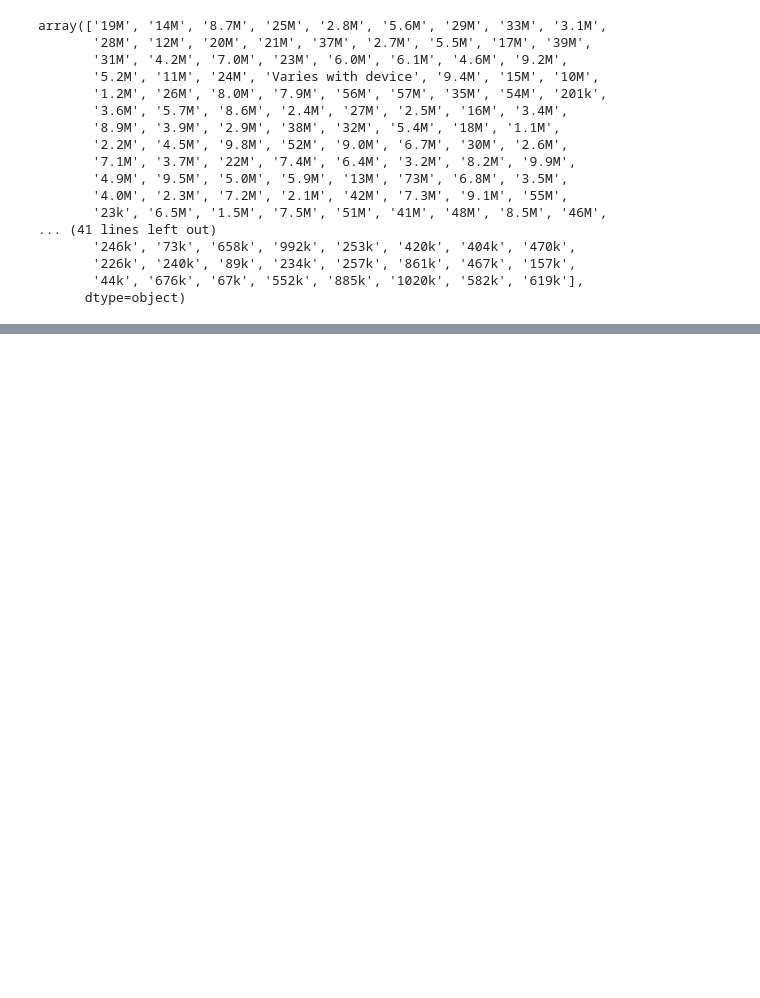
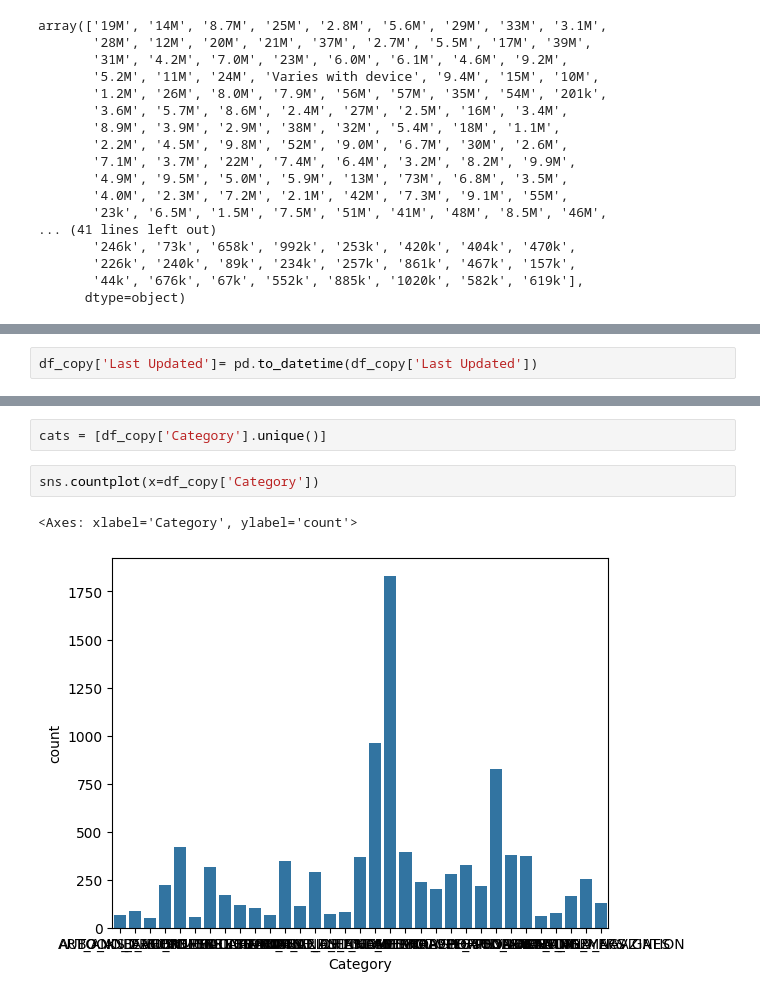
Before and after one commit to above-avg/MLOps, a Jupyter notebook: Google_Play_Store_Dataset.ipynb, the cells around one changed output, grey strips where cells are left out. Saved outputs shown, nothing was run; the diff lists cells and outputs as text; blank space fills up the shorter version.

```diff
--- a/Google_Play_Store_Dataset.ipynb
+++ b/Google_Play_Store_Dataset.ipynb
@@ -236,0 +338,2 @@ df2.tail()
+# %%
+df_copy['Last Updated']= pd.to_datetime(df_copy['Last Updated'])
@@ -236,0 +496,7 @@ df2.tail()
+# %%
+cats = [df_copy['Category'].unique()]
+# %%
+sns.countplot(x=df_copy['Category'])
+# %% [output]
+<Axes: xlabel='Category', ylabel='count'>
+[figure, added]
```
Also changed, not shown: parts of 59 cells of this notebook, 2 other files.
